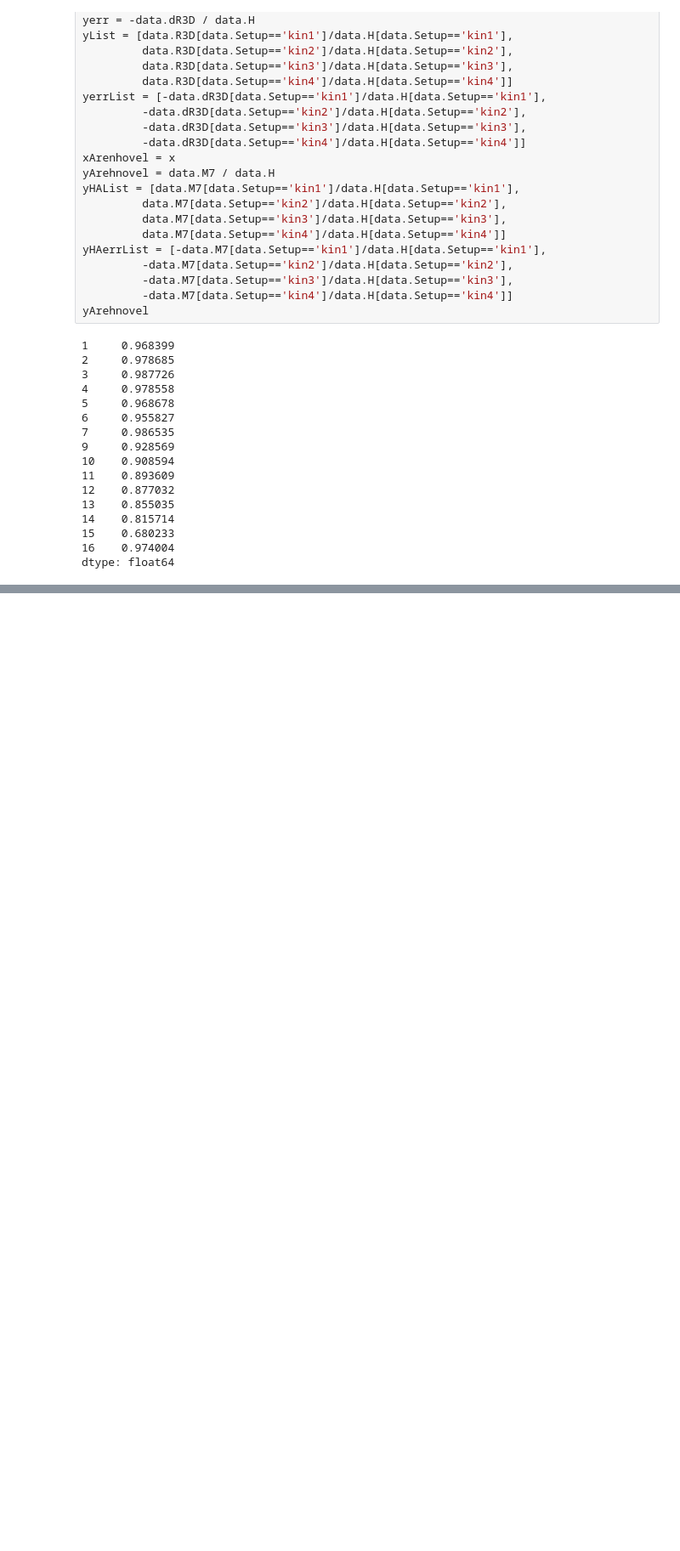
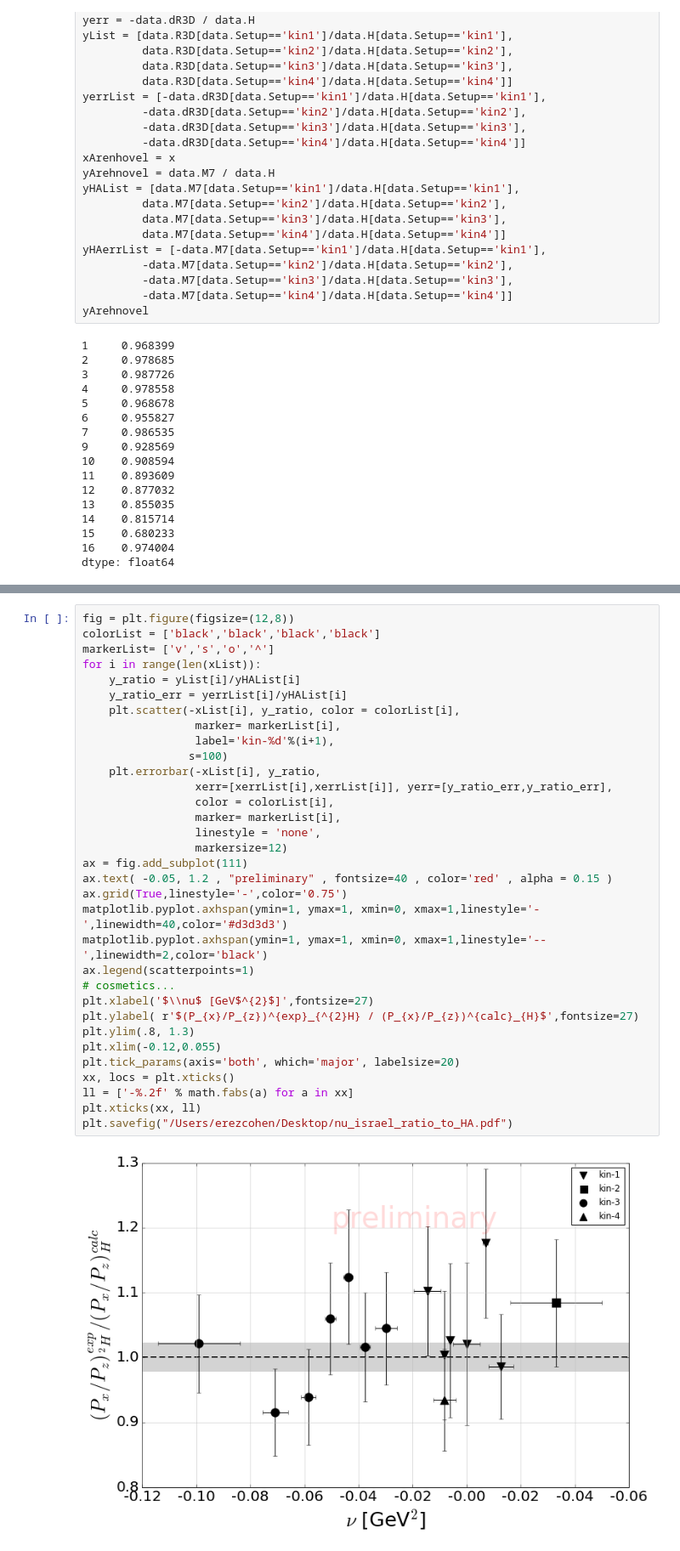
Before and after one commit to erezcoh4/MAINZDataAnalysis, a Jupyter notebook: PhysLettFigs/PhysLett-fig-plot-theta_pq.ipynb, the cells around one changed output, grey strips where cells are left out. Shown at 85% size. Saved outputs shown, nothing was run; the diff lists cells and outputs as text; blank space fills up the shorter version.

```diff
--- a/PhysLettFigs/PhysLett-fig-plot-theta_pq.ipynb
+++ b/PhysLettFigs/PhysLett-fig-plot-theta_pq.ipynb
@@ -417,0 +418,35 @@ plt.savefig("/Users/erezcohen/Desktop/theta_iq.pdf")
+# %%
+fig = plt.figure(figsize=(12,8))
+colorList = ['black','black','black','black']
+markerList= ['v','s','o','^']
+for i in range(len(xList)):
+    y_ratio = yList[i]/yHAList[i]
+    y_ratio_err = yerrList[i]/yHAList[i]
+    plt.scatter(-xList[i], y_ratio, color = colorList[i],
+                 marker= markerList[i],
+                 label='kin-%d'%(i+1),
+                s=100)
+    plt.errorbar(-xList[i], y_ratio,
+                 xerr=[xerrList[i],xerrList[i]], yerr=[y_ratio_err,y_ratio_err],
+                 color = colorList[i],
+                 marker= markerList[i],
+                 linestyle = 'none',
+                 markersize=12)
+ax = fig.add_subplot(111)
+ax.text( -0.05, 1.2 , "preliminary" , fontsize=40 , color='red' , alpha = 0.15 )
+ax.grid(True,linestyle='-',color='0.75')
+matplotlib.pyplot.axhspan(ymin=1, ymax=1, xmin=0, xmax=1,linestyle='-',linewidth=40,color='#d3d3d3')
+matplotlib.pyplot.axhspan(ymin=1, ymax=1, xmin=0, xmax=1,linestyle='--',linewidth=2,color='black')
+ax.legend(scatterpoints=1)
+# cosmetics...
+plt.xlabel('$\\nu$ [GeV$^{2}$]',fontsize=27)
+plt.ylabel( r'$(P_{x}/P_{z})^{exp}_{^{2}H} / (P_{x}/P_{z})^{calc}_{H}$',fontsize=27)
+plt.ylim(.8, 1.3)
+plt.xlim(-0.12,0.055)
+plt.tick_params(axis='both', which='major', labelsize=20)
+xx, locs = plt.xticks()
+ll = ['-%.2f' % math.fabs(a) for a in xx]
+plt.xticks(xx, ll)
+plt.savefig("/Users/erezcohen/Desktop/nu_israel_ratio_to_HA.pdf")
+# %% [output]
+[figure, added]
```
Also changed, not shown: parts of 1 cell of this notebook.
